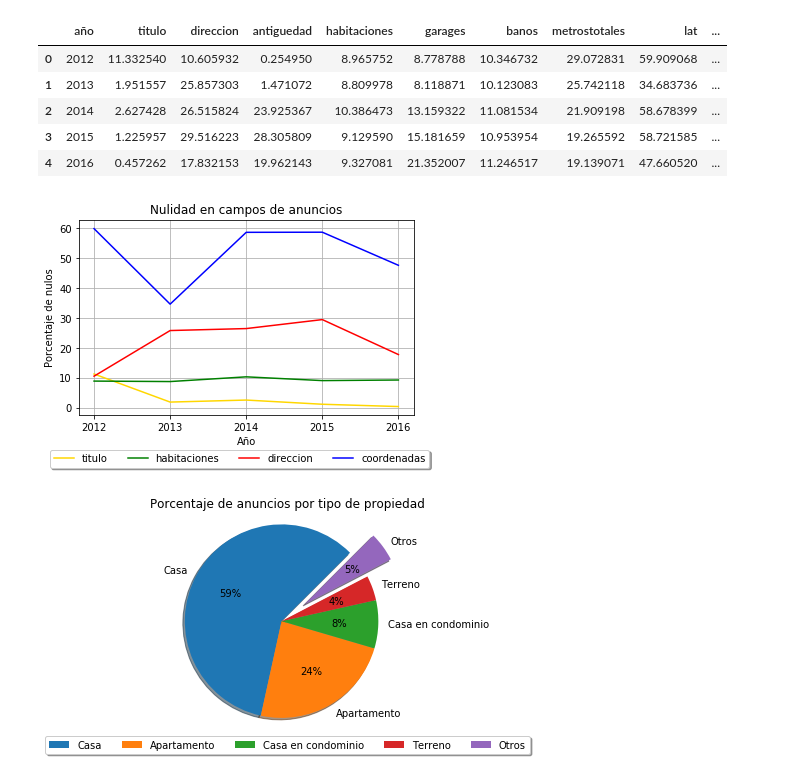
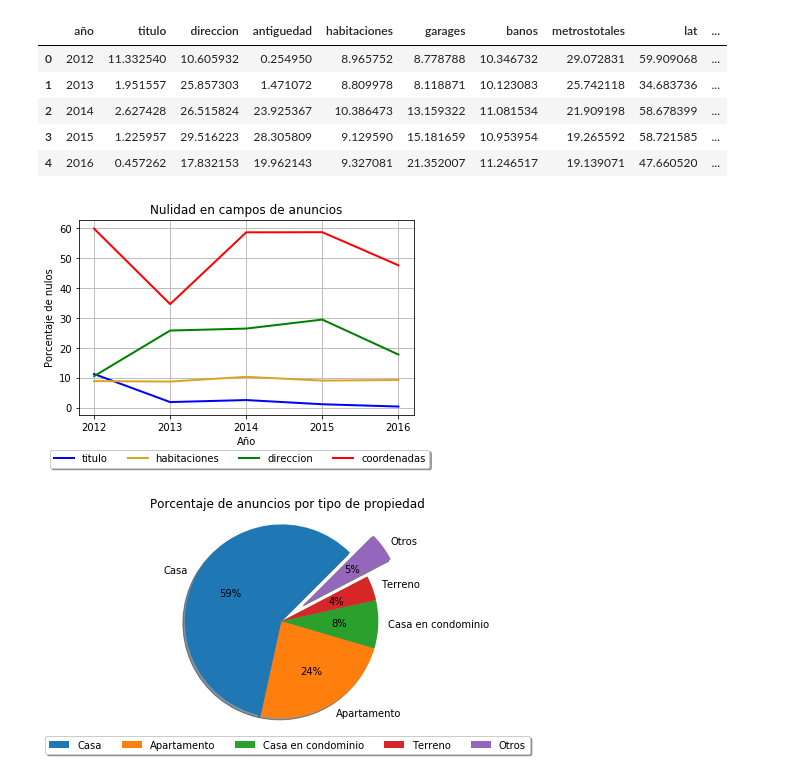
Before and after one commit to lorenzolgz/orgadatostp1, a Jupyter notebook: Analisis_Lolo_clean.ipynb, the cells around one changed output. Drawn from its saved outputs; the diff is of its cells as text; code cells hidden in the pictures.

Commit message:
Corrijo visualizaciones

```diff
--- a/Analisis_Lolo_clean.ipynb
+++ b/Analisis_Lolo_clean.ipynb
@@ -222,28 +222,28 @@ pct_nulos_por_año_cat.head()
 # %%
 fig, ax = plt.subplots()
 #fig.patch.set_facecolor('xkcd:light grey')
 
 ds = pct_nulos_por_año_cat
 
 años = ["2012","2013","2014","2015","2016"]
 
-ax.plot(años, ds['titulo'], color = 'gold', label='titulo')
-ax.plot(años, ds['habitaciones'], color = 'green', label='habitaciones')
-ax.plot(años, ds['direccion'], color = 'red', label='direccion')
-ax.plot(años, ds['lat'], color = 'blue', label='coordenadas')
+ax.plot(años, ds['titulo'], color = 'blue', label='titulo', linewidth=2)
+ax.plot(años, ds['habitaciones'], color = 'goldenrod', label='habitaciones', linewidth=2)
+ax.plot(años, ds['direccion'], color = 'green', label='direccion', linewidth=2)
+ax.plot(años, ds['lat'], color = 'red', label='coordenadas', linewidth=2)
 
 ax.set(xlabel='Año', ylabel='Porcentaje de nulos', title='Nulidad en campos de anuncios')
 
 
 # Preparo para leyenda bajo el plot
 box = ax.get_position()
 ax.set_position([box.x0, box.y0 + box.height * 0.1, box.width, box.height * 0.9])
 ax.legend(loc='upper center', bbox_to_anchor=(0.48, -0.15), fancybox=True, shadow=True, ncol=4)
 
 ax.grid()
 fig.savefig('nulos_por_ano.png')
 # %% [output]
-[figure, old version]
+[figure, new version]
 # %%
 ######################################################
 #    GRAFICO PORCENTAJE DE ANUNCIOS X TIPO PROP      #
```
Also changed, not shown: parts of 3 cells of this notebook, 2 other files.
